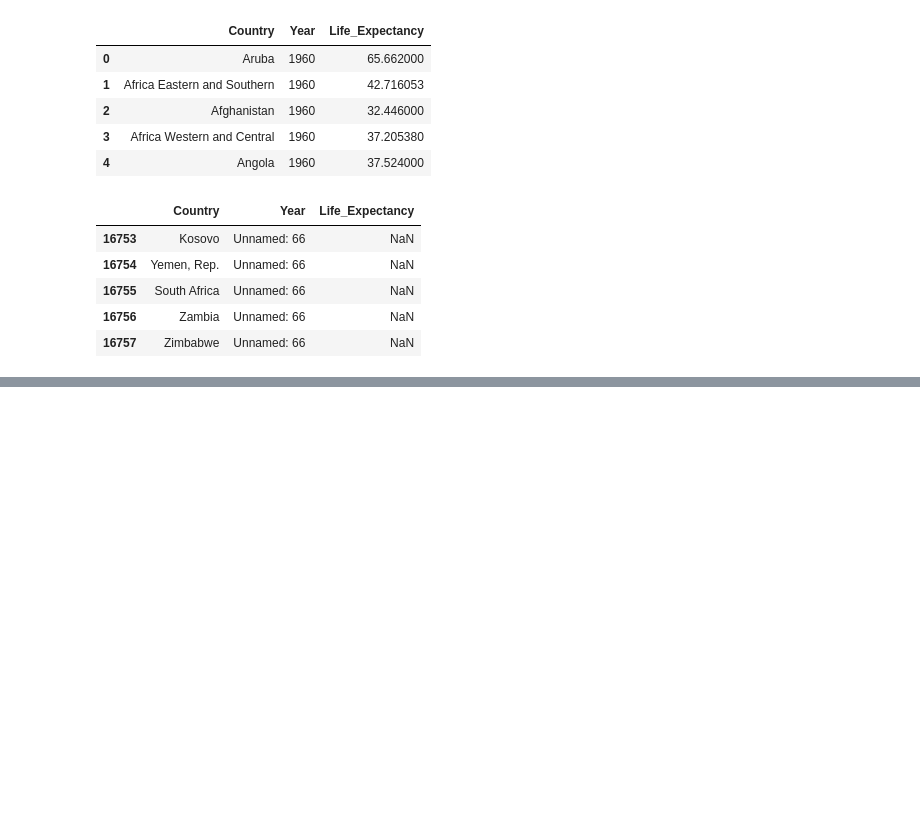
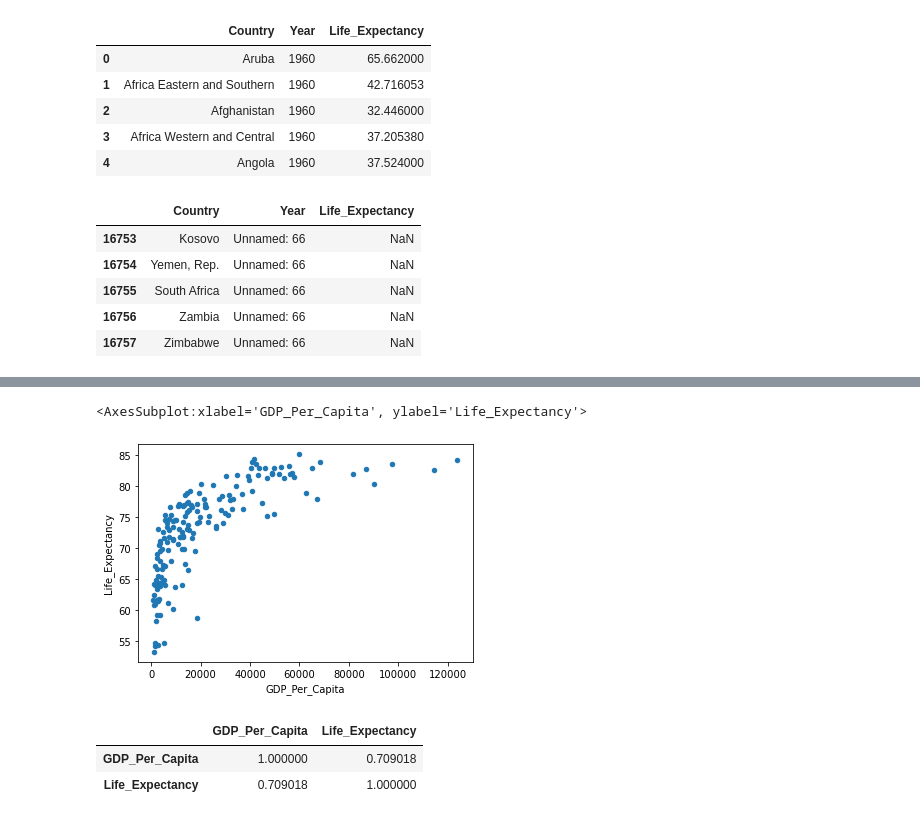
Before and after one commit to nss-data-science-cohort-6/un_data_question-RodNSS, a Jupyter notebook: notebooks/UN_Data_Exploration.ipynb, the cells around one changed output, grey strips where cells are left out. Cells and saved outputs as stored; diff of their text form; code cells hidden in the pictures; blank space fills up the shorter version.

```diff
--- a/notebooks/UN_Data_Exploration.ipynb
+++ b/notebooks/UN_Data_Exploration.ipynb
@@ -842,0 +865,11 @@ top3
+# %%
+gdp_le_2019.plot.scatter(x='GDP_Per_Capita', y='Life_Expectancy')
+# %% [output]
+<AxesSubplot:xlabel='GDP_Per_Capita', ylabel='Life_Expectancy'>
+[figure, added]
+# %%
+gdp_le_2019.corr()
+# %% [output]
+|  | GDP_Per_Capita | Life_Expectancy |
+| GDP_Per_Capita | 1.000000 | 0.709018 |
+| Life_Expectancy | 0.709018 | 1.000000 |
```
Also changed, not shown: parts of 29 cells of this notebook.
